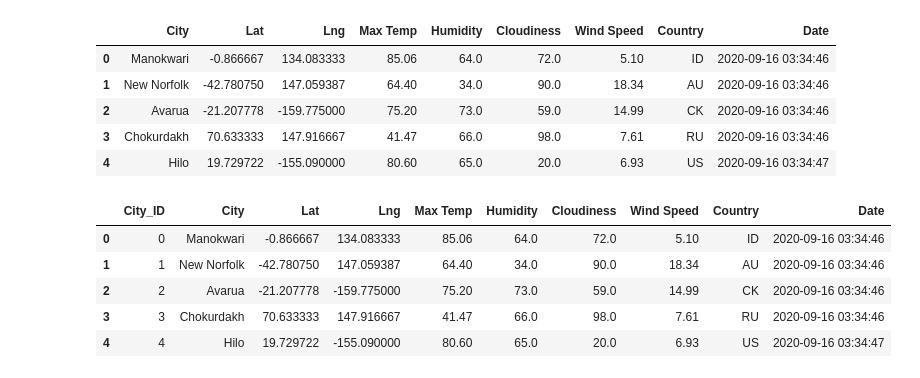
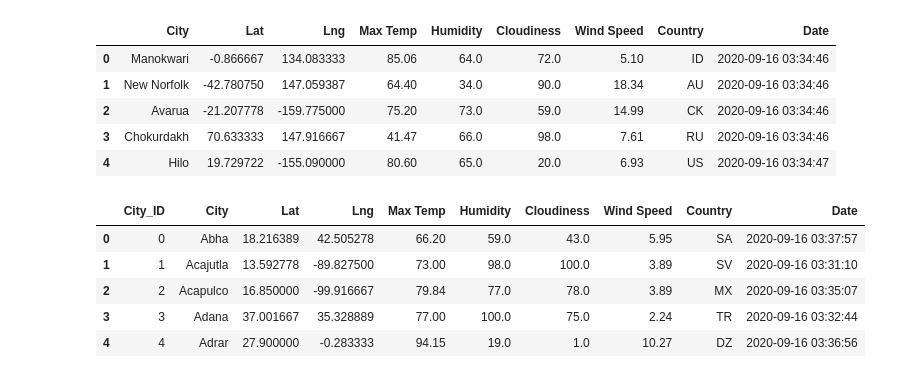
Before and after one commit to gpivaro/Web-Design-Challenge, a Jupyter notebook: CSV_to_HTML.ipynb, the cells around one changed output. Drawn from its saved outputs; the diff is of its cells as text; code cells hidden in the pictures.

Commit message:
Table and Links

```diff
--- a/CSV_to_HTML.ipynb
+++ b/CSV_to_HTML.ipynb
@@ -21,22 +21,29 @@ data.head()
 # %%
 # Drop NAs
 data.dropna(inplace=True)
 
+# Sort by City Name
+data.sort_values('City',inplace=True)
+
+data.set_index('City',inplace=True)
+
 # Adjust the dataframe
+data.reset_index(inplace=True)
+
+# Reset index again to create the city_id column
 data.reset_index(inplace=True)
 
 # Rename columns
 data.rename(columns={'index':'City_ID'},inplace=True)
 
-
 data.head()
 # %% [output]
 |  | City_ID | City | Lat | Lng | Max Temp | Humidity | Cloudiness | Wind Speed | Country | Date |
-| 0 | 0 | Manokwari | -0.866667 | 134.083333 | 85.06 | 64.0 | 72.0 | 5.10 | ID | 2020-09-16 03:34:46 |
-| 1 | 1 | New Norfolk | -42.780750 | 147.059387 | 64.40 | 34.0 | 90.0 | 18.34 | AU | 2020-09-16 03:34:46 |
-| 2 | 2 | Avarua | -21.207778 | -159.775000 | 75.20 | 73.0 | 59.0 | 14.99 | CK | 2020-09-16 03:34:46 |
-| 3 | 3 | Chokurdakh | 70.633333 | 147.916667 | 41.47 | 66.0 | 98.0 | 7.61 | RU | 2020-09-16 03:34:46 |
-| 4 | 4 | Hilo | 19.729722 | -155.090000 | 80.60 | 65.0 | 20.0 | 6.93 | US | 2020-09-16 03:34:47 |
+| 0 | 0 | Abha | 18.216389 | 42.505278 | 66.20 | 59.0 | 43.0 | 5.95 | SA | 2020-09-16 03:37:57 |
+| 1 | 1 | Acajutla | 13.592778 | -89.827500 | 73.00 | 98.0 | 100.0 | 3.89 | SV | 2020-09-16 03:31:10 |
+| 2 | 2 | Acapulco | 16.850000 | -99.916667 | 79.84 | 77.0 | 78.0 | 3.89 | MX | 2020-09-16 03:35:07 |
+| 3 | 3 | Adana | 37.001667 | 35.328889 | 77.00 | 100.0 | 75.0 | 2.24 | TR | 2020-09-16 03:32:44 |
+| 4 | 4 | Adrar | 27.900000 | -0.283333 | 94.15 | 19.0 | 1.0 | 10.27 | DZ | 2020-09-16 03:36:56 |
 # %%
 # Add a column for the striped date for grouping purpouses
 data['Meas Date'] = ''
```
Also changed, not shown: parts of 2 cells of this notebook, 7 other files.
